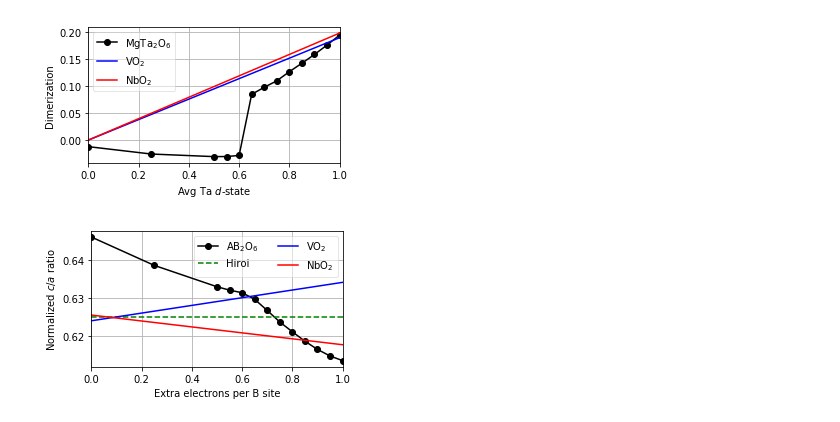
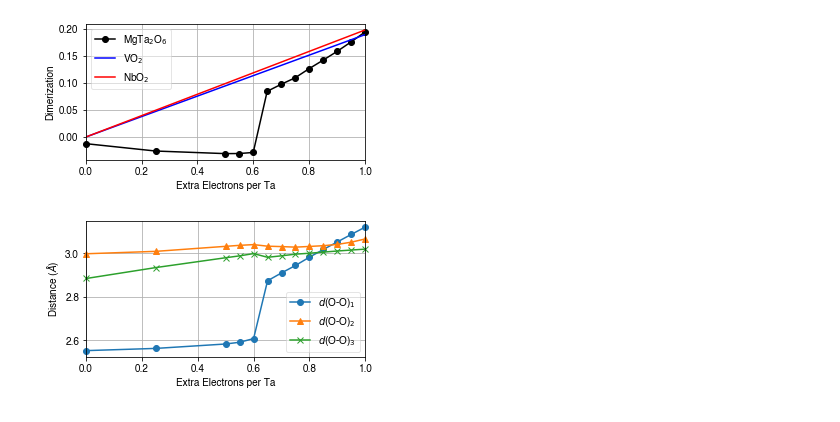
Before and after one commit to kyledmiller/kdm_vault, a Jupyter notebook: scripts_dft/plot_measurements.ipynb, the cells around one changed output. Cells and saved outputs as stored; diff of their text form; code cells hidden in the pictures.

```diff
--- a/scripts_dft/plot_measurements.ipynb
+++ b/scripts_dft/plot_measurements.ipynb
@@ -10,20 +10,22 @@ import numpy as np
 doping_levels = ["0", "025", "05", "055", "06", "065", "07", "075", "08", "085", "09", "095", "1"]
 doping_levels_num = [0, 0.25, 0.5, 0.55, 0.6, 0.65, 0.7, 0.75, 0.8, 0.85, 0.9, 0.95, 1]
 
-prefix = "../../shape-relax-metallic/POSCAR-d"
+prefix = "../../relax/POSCAR-d"
 suffix = ".vasp"
-data = np.array([[], [], [], [], [], []])
+data = np.array([[], [], [], [], [], [], [], [], []])
 for i in range(len(doping_levels)):
     # Parse POSCAR
     fname = prefix + doping_levels[i] + suffix
     struc = pmstruc.from_file(fname)
 
     # Store relevant data
-    data = np.hstack([data,[[doping_levels_num[i]], [struc.lattice.a], [struc.lattice.b], [struc.lattice.c],
-               [struc.get_distance(0,2)], [struc.get_distance(2,4)]]])
+    data = np.hstack([data,[[doping_levels_num[i]], [struc.lattice.a], [struc.lattice.b],
+                            [struc.lattice.c], [struc.get_distance(0,2)],
+                            [struc.get_distance(2,4)], [struc.get_distance(7, 8)],
+                            [struc.get_distance(7, 11)], [struc.get_distance(7, 10)]]])
 
 # Add relevant data to dataframe
-df = pd.DataFrame(np.transpose(data),columns = ['doping', 'a', 'b', 'c', 'ta-mg', 'ta-ta'])
+df = pd.DataFrame(np.transpose(data),columns = ['doping', 'a', 'b', 'c', 'ta-mg', 'ta-ta', 'dO-O1', 'dO-O2', 'dO-O3'])
 
 # Calculating normalized c/a ratio
 df['c/a'] = df.apply(lambda row: row.c/(3*row.a), axis=1)
@@ -31,5 +33,8 @@ df['c/a'] = df.apply(lambda row: row.c/(3*row.a), axis=1)
 # Calculating dimerization
 df['dimer'] = df.apply(lambda row: (row['ta-mg']-row['ta-ta'])/(np.mean([row['ta-mg'],row['ta-ta']])), axis=1)
 
+# Calculation volume
+df['vol'] = df['a']**2*df['c']
+
 df
 # %% [output]
@@ -50,14 +55,14 @@ df
 # %%
 ### Plotting c/a ###
-WIDTH = 4.5
+WIDTH = 5
 HEIGHT = 2.5
 YLIMS = None
 XLIMS = [0,1]
-X_AXIS = 'Avg Ta $d$-state'
+X_AXIS = 'Extra Electrons per Ta' #Avg. Ta $d$-state'
 Y_AXIS = 'Normalized $c$/$a$ ratio'
 fig = plt.figure(figsize=(WIDTH,HEIGHT))
 
-plt.plot(df['doping'], df['c/a'], 'ko-',label="MgTa$_2$O$_6$")
+plt.plot(df['doping'], df['c/a'], 'ko-',label="MgTa$_2$O$_6$", clip_on=False)
 plt.plot([0,1],[0.625,0.625] ,   'g--', label="Hiroi")
 plt.plot([0,1],[0.624, 0.6341],  'b-',  label="VO$_2$")
 plt.plot([0,1],[0.6255, 0.6177], 'r-',  label="NbO$_2$")
@@ -79,10 +138,10 @@ fig.savefig('c-a_ratio_cdoped-vec' + '.pdf', bbox_inches='tight')
 # %%
 ### Plotting dimer ###
-WIDTH = 4.5
-HEIGHT = 2.5
-YLIMS = None
-XLIMS = [0,1]
-X_AXIS = 'Avg Ta $d$-state'
+# WIDTH = 4.5
+# HEIGHT = 2.5
+# YLIMS = None
+# XLIMS = [0,1]
+# X_AXIS = 'Extra Electrons per Ta' #Avg. Ta $d$-state'
 Y_AXIS = 'Dimerization'
 fig = plt.figure(figsize=(WIDTH,HEIGHT))
 
@@ -91,60 +150,63 @@ def dimer(bonds):
     Calculates the dimerization given two bond lengths
     """
     if len(bonds) != 2:
         raise InvalidArgumentError("Argument must be a list of 2 bond lengths.")
     diff = np.abs(bonds[0] - bonds[1])
     avg = np.mean(bonds)
     return diff/avg
 
 nbo2_bonds = [[3.0315, 3.0315],[3.299, 2.706]]
 nbo2_dimers = [dimer(nbo2_bonds[0]),dimer(nbo2_bonds[1])]
 vo2_bonds =  [[2.8528, 2.8528],[3.1655, 2.6191]]
 vo2_dimers = [dimer(vo2_bonds[0]),dimer(vo2_bonds[1])]
 
 
-plt.plot(df['doping'], df['dimer'], 'ko-', label="MgTa$_2$O$_6$")
+plt.plot(df['doping'], df['dimer'], 'ko-', label="MgTa$_2$O$_6$", clip_on=False)
 plt.plot([0,1],        vo2_dimers,  'b-',  label="VO$_2$")
 plt.plot([0,1],        nbo2_dimers, 'r-',  label="NbO$_2$")
 
 
 plt.grid(True)
 plt.xlabel(X_AXIS)
 plt.ylabel(Y_AXIS)
 plt.xlim(XLIMS)
 plt.ylim(YLIMS)
 plt.legend(loc='upper left', fancybox=True, framealpha=0.5)
 plt.show()
 
 ## Saving plot
 fig.savefig('dimerization_cdoped' + '.png', bbox_inches='tight', dpi=500)
 fig.savefig('dimerization_cdoped-vec' + '.pdf', bbox_inches='tight')
 # %% [output]
-[figure, old version]
+[figure, new version]
 # %%
-### Plotting c/a ###
-WIDTH = 4.5
-HEIGHT = 2.5
-YLIMS = None
-XLIMS = [0,1]
-X_AXIS = 'Extra electrons per B site'
-Y_AXIS = 'Normalized $c$/$a$ ratio'
+### Plotting O-O distance ###
+# WIDTH = 4.5
+# HEIGHT = 2.5
+# YLIMS = None
+# XLIMS = [0,1]
+# X_AXIS = 'Extra Electrons per Ta' #Avg. Ta $d$-state'
+Y_AXIS = 'Distance ($\AA$)'
 fig = plt.figure(figsize=(WIDTH,HEIGHT))
 
-plt.plot(df['doping'], df['c/a'], 'ko-',label="AB$_2$O$_6$")
-plt.plot([0,1],[0.625,0.625] ,   'g--', label="Hiroi")
-plt.plot([0,1],[0.624, 0.6341],  'b-',  label="VO$_2$")
-plt.plot([0,1],[0.6255, 0.6177], 'r-',  label="NbO$_2$")
+# nbo2_bonds = [[3.0315, 3.0315],[3.299, 2.706]]
+# nbo2_dimers = [dimer(nbo2_bonds[0]),dimer(nbo2_bonds[1])]
+# vo2_bonds =  [[2.8528, 2.8528],[3.1655, 2.6191]]
+# vo2_dimers = [dimer(vo2_bonds[0]),dimer(vo2_bonds[1])]
 
+plt.plot(df['doping'], df['dO-O1'], marker='o', label="$d$(O-O)$_1$", clip_on=False)
+plt.plot(df['doping'], df['dO-O2'], marker='^', label="$d$(O-O)$_2$", clip_on=False)
+plt.plot(df['doping'], df['dO-O3'], marker='x', label="$d$(O-O)$_3$", clip_on=False)
 
 plt.grid(True)
 plt.xlabel(X_AXIS)
 plt.ylabel(Y_AXIS)
 plt.xlim(XLIMS)
 plt.ylim(YLIMS)
-plt.legend(loc='upper right',ncol=2, fancybox=True, framealpha=0.5)
+plt.legend(loc='best', fancybox=True, framealpha=0.5)
 plt.show()
 
 ## Saving plot
-fig.savefig('c-a_ratio_cdoped' + '-anon.png', bbox_inches='tight', dpi=500)
+fig.savefig('OO-bond-lengths_cdoped' + '.png', bbox_inches='tight', dpi=500)
 # %% [output]
-[figure, old version]
+[figure, new version]
```
Also changed, not shown: parts of 5 cells of this notebook, 7 other files.
